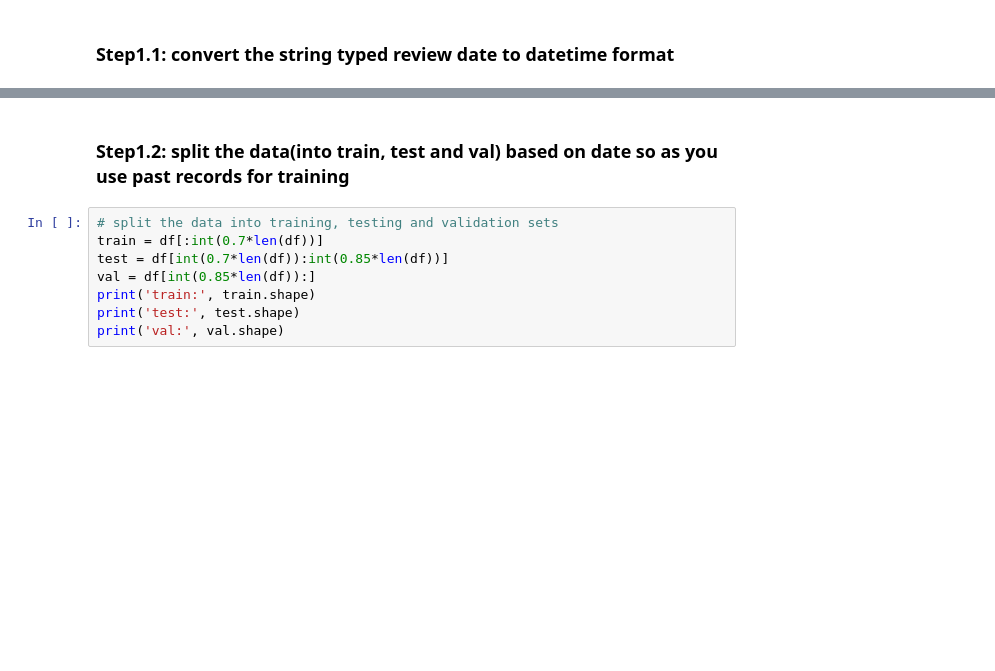
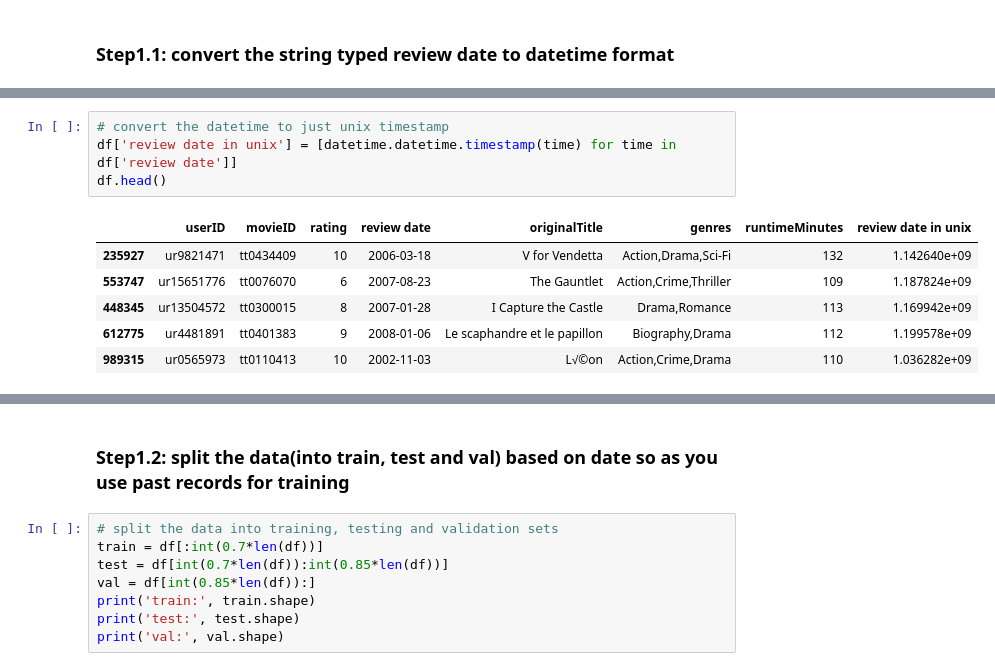
Before and after one commit to chibuikeeugene/tfrs_movie_recommender_system, a Jupyter notebook: research/information_retrieval.ipynb, the cells around one changed output, grey strips where cells are left out. Cells and saved outputs as stored; diff of their text form; blank space fills up the shorter version.

```diff
--- a/research/information_retrieval.ipynb
+++ b/research/information_retrieval.ipynb
@@ -85,3 +103,14 @@ memory usage: 1.9+ MB
+# %%
+# convert the datetime to just unix timestamp
+df['review date in unix'] = [datetime.datetime.timestamp(time) for time in df['review date']]
+df.head()
+# %% [output]
+|  | userID | movieID | rating | review date | originalTitle | genres | runtimeMinutes | review date in unix |
+| 235927 | ur9821471 | tt0434409 | 10 | 2006-03-18 | V for Vendetta | Action,Drama,Sci-Fi | 132 | 1.142640e+09 |
+| 553747 | ur15651776 | tt0076070 | 6 | 2007-08-23 | The Gauntlet | Action,Crime,Thriller | 109 | 1.187824e+09 |
+| 448345 | ur13504572 | tt0300015 | 8 | 2007-01-28 | I Capture the Castle | Drama,Romance | 113 | 1.169942e+09 |
+| 612775 | ur4481891 | tt0401383 | 9 | 2008-01-06 | Le scaphandre et le papillon | Biography,Drama | 112 | 1.199578e+09 |
+| 989315 | ur0565973 | tt0110413 | 10 | 2002-11-03 | L√©on | Action,Crime,Drama | 110 | 1.036282e+09 |
 # %%
 # sort the data by review date so that we can split the data into training, testing and validation sets
 df.sort_values(by='review date', inplace=True)
```
Also changed, not shown: parts of 50 cells of this notebook, 2 other files.
